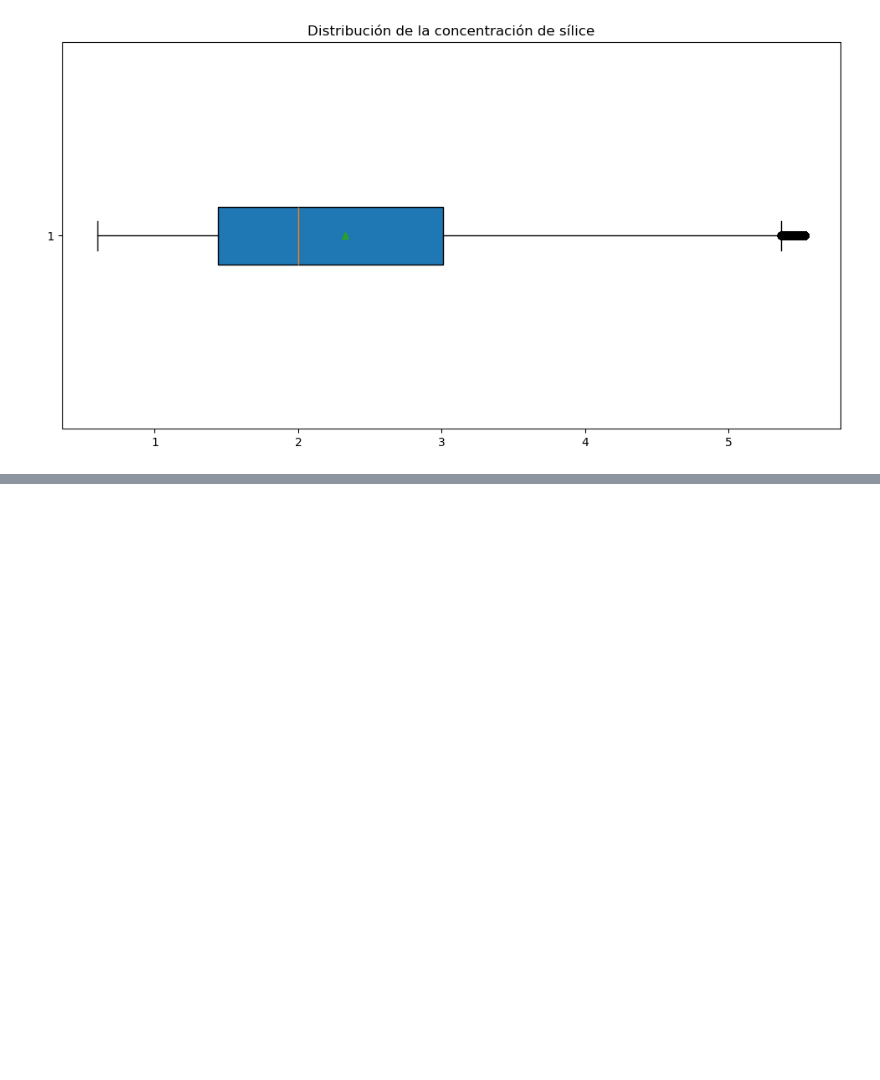
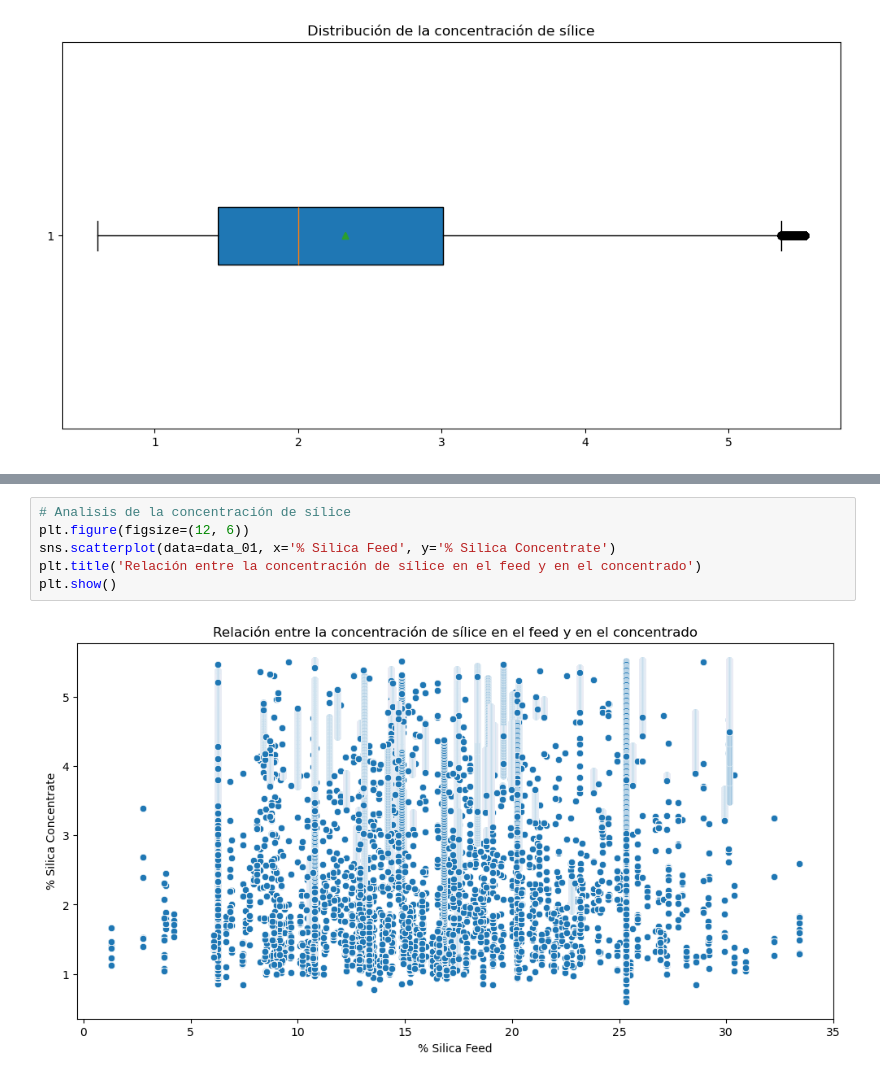
Before and after one commit to JohnLopez15/Mineria_2, a Jupyter notebook: notebook.ipynb, the cells around one changed output, grey strips where cells are left out. Saved outputs shown, nothing was run; the diff lists cells and outputs as text; blank space fills up the shorter version.

```diff
--- a/notebook.ipynb
+++ b/notebook.ipynb
@@ -87,0 +92,8 @@ plt.show()
+# %%
+# Analisis de la concentración de sílice
+plt.figure(figsize=(12, 6))
+sns.scatterplot(data=data_01, x='% Silica Feed', y='% Silica Concentrate')
+plt.title('Relación entre la concentración de sílice en el feed y en el concentrado')
+plt.show()
+# %% [output]
+[figure, added]
```
Also changed, not shown: parts of 3 cells of this notebook.
